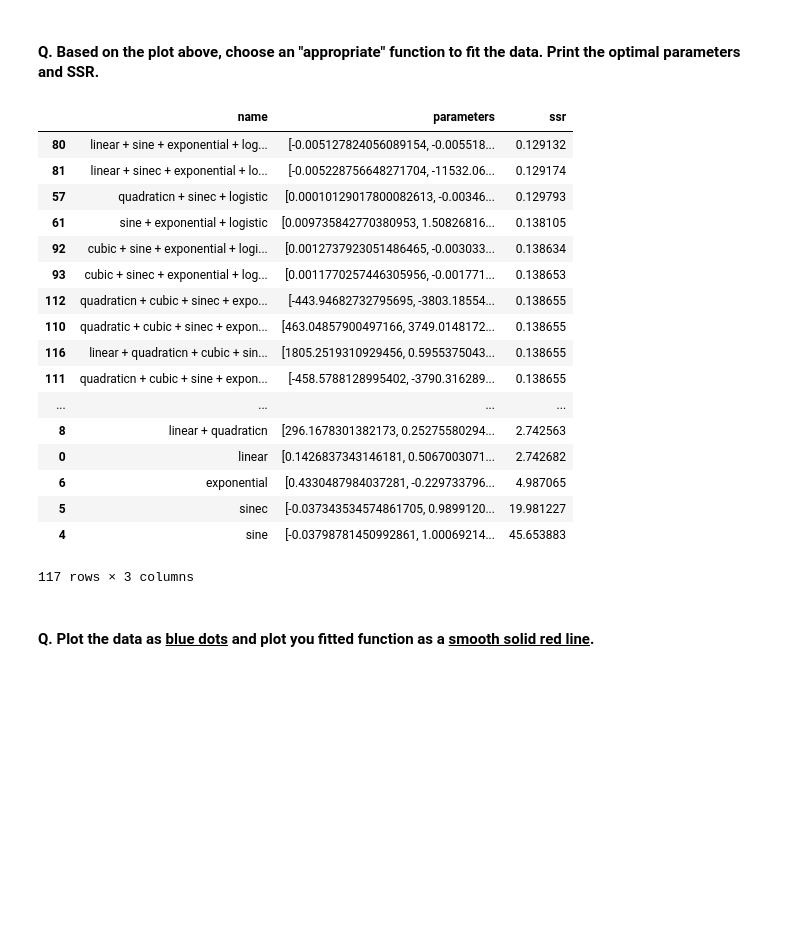
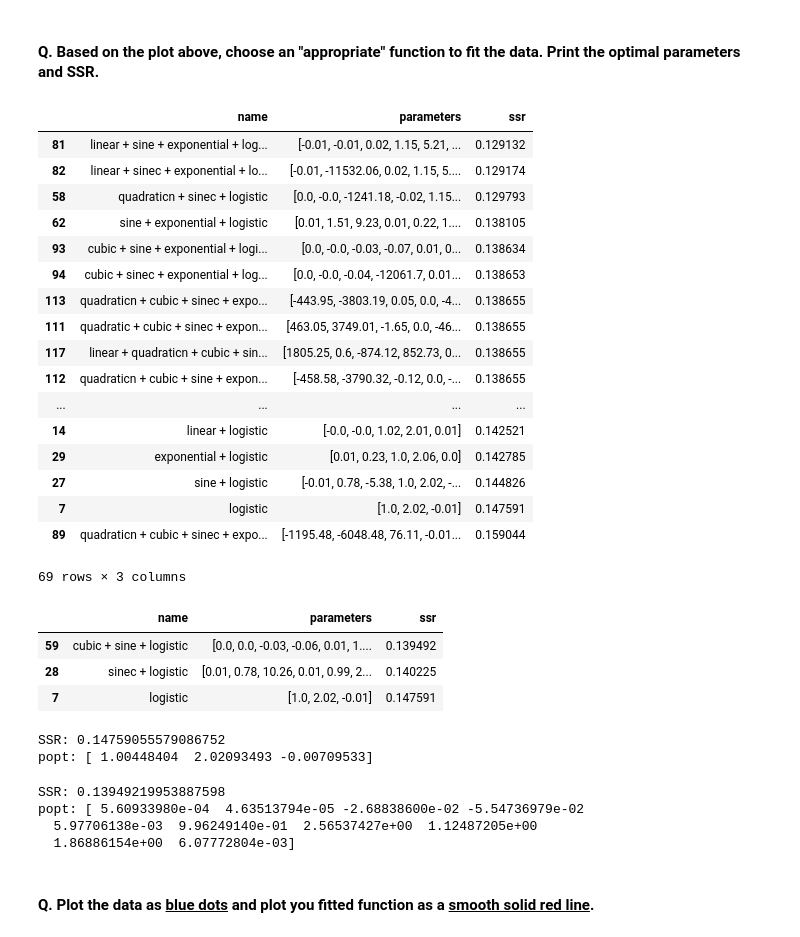
Before and after one commit to patdonato/msds2022_mds, a Jupyter notebook: HW2.ipynb, the cells around one changed output. Cells and saved outputs as stored; diff of their text form; code cells hidden in the pictures; blank space fills up the shorter version.

```diff
--- a/HW2.ipynb
+++ b/HW2.ipynb
@@ -563,54 +787,80 @@ plt.plot(x4, y4, 'b-')
 #### Q. Based on the plot above, choose an "appropriate" function to fit the data. Print the optimal parameters and SSR.
 # %%
 ind = list(range(0,7)) +\
-list(range(8,15)) +\
+list(range(7,15)) +\
 list(range(16,18)) +\
 list(range(19,23)) +\
 list(range(24,31)) +\
 list(range(32,37)) +\
 list(range(38,42)) +\
 list(range(43,55)) +\
 list(range(56,57)) +\
 list(range(58,59)) +\
 list(range(60,61)) +\
 list(range(62,66)) +\
 list(range(67,70)) +\
 list(range(72,73)) +\
 list(range(74,82)) +\
 list(range(83,84)) +\
 list(range(85,91)) +\
 list(range(92,93)) +\
 list(range(94,96)) +\
 list(range(97,98)) +\
 list(range(99,100)) +\
 list(range(100,103)) +\
 list(range(104,105)) +\
 list(range(106,108)) +\
 list(range(109,115)) +\
 list(range(116,121)) +\
 list(range(122,143))
 
 params_df = find_fn(x4, y4, ind = ind)
-params_df.iloc[1:,]
+params_df.assign(parameters = [np.around(l,2) for l in params_df.parameters]).iloc[1:70,]
 # %% [output]
 |  | name | parameters | ssr |
-| 80 | linear + sine + exponential + log... | [-0.005127824056089154, -0.005518... | 0.129132 |
-| 81 | linear + sinec + exponential + lo... | [-0.005228756648271704, -11532.06... | 0.129174 |
-| 57 | quadraticn + sinec + logistic | [0.00010129017800082613, -0.00346... | 0.129793 |
-| 61 | sine + exponential + logistic | [0.009735842770380953, 1.50826816... | 0.138105 |
-| 92 | cubic + sine + exponential + logi... | [0.0012737923051486465, -0.003033... | 0.138634 |
-| 93 | cubic + sinec + exponential + log... | [0.0011770257446305956, -0.001771... | 0.138653 |
-| 112 | quadraticn + cubic + sinec + expo... | [-443.94682732795695, -3803.18554... | 0.138655 |
-| 110 | quadratic + cubic + sinec + expon... | [463.04857900497166, 3749.0148172... | 0.138655 |
-| 116 | linear + quadraticn + cubic + sin... | [1805.2519310929456, 0.5955375043... | 0.138655 |
-| 111 | quadraticn + cubic + sine + expon... | [-458.5788128995402, -3790.316289... | 0.138655 |
+| 81 | linear + sine + exponential + log... | [-0.01, -0.01, 0.02, 1.15, 5.21, ... | 0.129132 |
+| 82 | linear + sinec + exponential + lo... | [-0.01, -11532.06, 0.02, 1.15, 5.... | 0.129174 |
+| 58 | quadraticn + sinec + logistic | [0.0, -0.0, -1241.18, -0.02, 1.15... | 0.129793 |
+| 62 | sine + exponential + logistic | [0.01, 1.51, 9.23, 0.01, 0.22, 1.... | 0.138105 |
+| 93 | cubic + sine + exponential + logi... | [0.0, -0.0, -0.03, -0.07, 0.01, 0... | 0.138634 |
+| 94 | cubic + sinec + exponential + log... | [0.0, -0.0, -0.04, -12061.7, 0.01... | 0.138653 |
+| 113 | quadraticn + cubic + sinec + expo... | [-443.95, -3803.19, 0.05, 0.0, -4... | 0.138655 |
+| 111 | quadratic + cubic + sinec + expon... | [463.05, 3749.01, -1.65, 0.0, -46... | 0.138655 |
+| 117 | linear + quadraticn + cubic + sin... | [1805.25, 0.6, -874.12, 852.73, 0... | 0.138655 |
+| 112 | quadraticn + cubic + sine + expon... | [-458.58, -3790.32, -0.12, 0.0, -... | 0.138655 |
 | ... | ... | ... | ... |
-| 8 | linear + quadraticn | [296.1678301382173, 0.25275580294... | 2.742563 |
-| 0 | linear | [0.1426837343146181, 0.5067003071... | 2.742682 |
-| 6 | exponential | [0.4330487984037281, -0.229733796... | 4.987065 |
-| 5 | sinec | [-0.037343534574861705, 0.9899120... | 19.981227 |
-| 4 | sine | [-0.03798781450992861, 1.00069214... | 45.653883 |
+| 14 | linear + logistic | [-0.0, -0.0, 1.02, 2.01, 0.01] | 0.142521 |
+| 29 | exponential + logistic | [0.01, 0.23, 1.0, 2.06, 0.0] | 0.142785 |
+| 27 | sine + logistic | [-0.01, 0.78, -5.38, 1.0, 2.02, -... | 0.144826 |
+| 7 | logistic | [1.0, 2.02, -0.01] | 0.147591 |
+| 89 | quadraticn + cubic + sinec + expo... | [-1195.48, -6048.48, 76.11, -0.01... | 0.159044 |
-117 rows × 3 columns
+69 rows × 3 columns
+# %%
+params_df = params_df.assign(parameters = [np.around(l,2) for l in params_df.parameters])
+params_df.loc[params_df.name.isin(['logistic', 'sinec + logistic', 'cubic + sine + logistic']), ]
+# %% [output]
+|  | name | parameters | ssr |
+| 59 | cubic + sine + logistic | [0.0, 0.0, -0.03, -0.06, 0.01, 1.... | 0.139492 |
+| 28 | sinec + logistic | [0.01, 0.78, 10.26, 0.01, 0.99, 2... | 0.140225 |
+| 7 | logistic | [1.0, 2.02, -0.01] | 0.147591 |
+# %%
+popt, pcov = curve_fit(my_logistic, x4, y4)
+yhat = my_logistic(x4, *popt)
+print("SSR:", calc_ssr(y4, yhat))
+print("popt:", popt)
+# %% [output]
+SSR: 0.14759055579086752
+popt: [ 1.00448404  2.02093493 -0.00709533]
+# %%
+popt, pcov = curve_fit(my_cubic_sine_logistic, x4, y4)
+yhat = my_cubic_sine_logistic(x4, *popt)
+print("SSR:", calc_ssr(y4, yhat))
+print("popt:", popt)
+# %% [output]
+SSR: 0.13949219953887598
+popt: [ 5.60933980e-04  4.63513794e-05 -2.68838600e-02 -5.54736979e-02
+  5.97706138e-03  9.96249140e-01  2.56537427e+00  1.12487205e+00
+  1.86886154e+00  6.07772804e-03]
 # %% [markdown]
 #### Q. Plot the data as <u><b>blue dots</u></b> and plot you fitted function as a <b><u>smooth solid red line</u></b>.
 # %%
```
Also changed, not shown: parts of 22 cells of this notebook, 2 other files.
